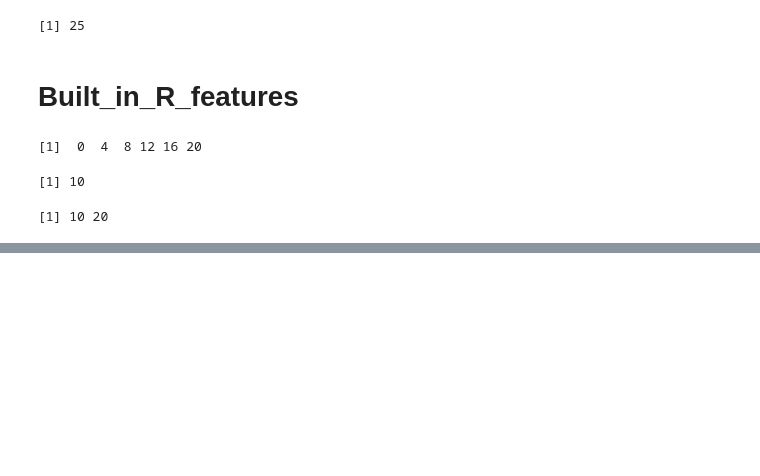
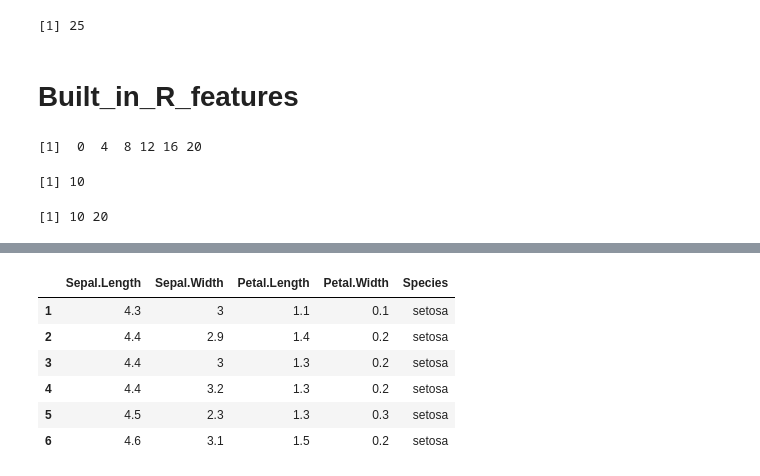
Before and after one commit to swainasish/learn, a Jupyter notebook: R_basic_udemy.ipynb, the cells around one changed output, grey strips where cells are left out. Drawn from its saved outputs; the diff is of its cells as text; code cells hidden in the pictures; blank space fills up the shorter version.

```diff
--- a/R_basic_udemy.ipynb
+++ b/R_basic_udemy.ipynb
@@ -192,0 +234,11 @@ c
+# %%
+#arrange -  arrange values in column either ascending or descending order
+head(dplyr::arrange(iris,Sepal.Length))  #incresing order
+# %% [output]
+|  | Sepal.Length | Sepal.Width | Petal.Length | Petal.Width | Species |
+| 1 | 4.3 | 3 | 1.1 | 0.1 | setosa |
+| 2 | 4.4 | 2.9 | 1.4 | 0.2 | setosa |
+| 3 | 4.4 | 3 | 1.3 | 0.2 | setosa |
+| 4 | 4.4 | 3.2 | 1.3 | 0.2 | setosa |
+| 5 | 4.5 | 2.3 | 1.3 | 0.3 | setosa |
+| 6 | 4.6 | 3.1 | 1.5 | 0.2 | setosa |
```
Also changed, not shown: parts of 23 cells of this notebook.
